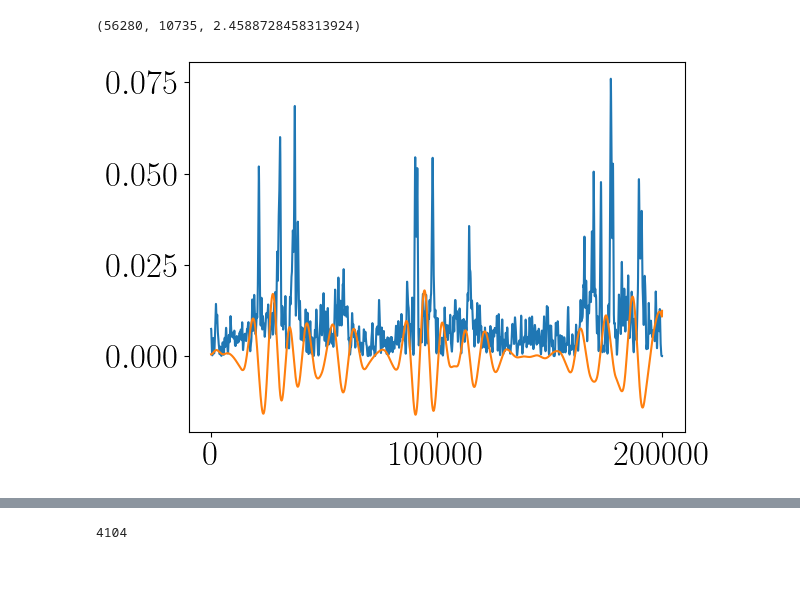
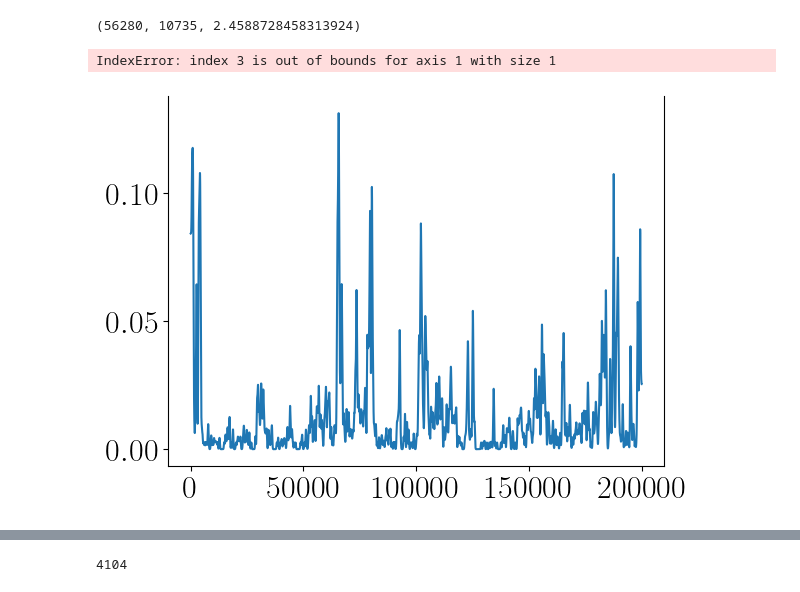
Before and after one commit to benedetta-mariani/Marianietal2026-PlosCompBio, a Jupyter notebook: Figure 3.ipynb, the cells around one changed output, grey strips where cells are left out. Saved outputs shown, nothing was run; the diff lists cells and outputs as text; code cells hidden in the pictures.

```diff
--- a/Figure 3.ipynb
+++ b/Figure 3.ipynb
@@ -413,7 +350,7 @@ fs = 25000/10
 f0 = 100.0  # Frequency to be removed from signal (Hz)
 Q = 30.0  # Quality factor
 nyq = 0.5*fs
-low = 0.1/nyq
+low = 1/nyq
 high = 50/nyq
 
 
@@ -448,0 +389,8 @@ lfpTrials = np.array(lfpTrials)
+# %%
+nch = spikesTrials.shape[1]
+num = spikesTrials.shape[0]
+binspikes =  np.zeros((num,nch,spikesTrials.shape[2]), dtype = int)
+soglia = 3
+for r in range(num):
+    for ch in range(nch):
+        binspikes[r,ch,:] = findpeaks(spikesTrials[r,ch,:],Thres(soglia,spikesTrials[r,ch,:]),"neg", dist = 10)
@@ -532,25 +490,0 @@ emd.plotting.plot_imfs(imf[0][:sample_rate*11],  )
-# %%
-from scipy import signal
-
-IP, IF, IA = emd.spectra.frequency_transform(imf[0], sample_rate, 'nht')
-fft, pxx= signal.welch(x, fs=sample_rate, nperseg=sample_rate)
-# Hilbert-Huang transform
-freq_range = (0, 45, 64)
-hht_f, spec = emd.spectra.hilberthuang(IF, IA, freq_range, scaling='density', sum_imfs=False)
-#hht_f, spec_nonlinear = emd.spectra.hilberthuang(IF_nonlinear, IA_nonlinear, freq_range, scaling='density', sum_imfs=False)
-
-# Summary figure
-plt.figure(figsize =(13,5))
-plt.subplot(121)
-plt.plot(fft, pxx, lw = 1.7)
-
-plt.plot(hht_f, spec[:,:], lw = 1.7)#label = "Hilbert-Huang Transform")
-
-#plt.xticks(np.arange(30)*2)
-plt.grid(True)
-plt.xlim(0, 50)
-
-plt.legend(["Welch's Periodogram", "IMF 1","IMF 2","IMF 3","IMF 4","IMF 5", "IMF 6"], loc=(1,0),fontsize=11)
-plt.xlabel('Frequency (Hz)');
-plt.ylabel(f'Power ($\mu V^2/Hz$)');
-#plt.yscale('log')
@@ -592,37 +536,35 @@ len(interspike_time), len(sizes), np.mean(durations)
 ## Compute density
 
 ## CORTEX
+from scipy.ndimage import gaussian_filter1d
 
 aas =[]
 aas2 =[]
 from numpy import *
 ref_ch = 25
 cortex = 20
 
 factor = 10
 fs = 25000/factor
 for s in range(binspikes.shape[0]):
     v = emd.sift.mask_sift(lfpTrials[s,ref_ch,int(fs)*2:], mask_freqs= 30./fs, max_imfs=5, )
     from scipy.signal import resample_poly
     upsampled = resample_poly(v, up=factor, down=1)
     low = 3
-    IP, IF, IA = emd.spectra.frequency_transform(upsampled, fs*100, 'nht')
-    phi = IP[:,low][:]
+    IP, IF, IA = emd.spectra.frequency_transform(upsampled[:,3] + upsampled[:,4], fs*100, 'nht')
+    phi = IP[:,0]
     coef = 1
     amp = gaussian_filter1d(compute_density(binspikes[s,cortex:,int(fs*factor)*2:].T, mean_interspike_time,coef),150)
     p_bins = arange(0, 2*pi, 0.1)
     a_mean = zeros(size(p_bins)-1)
     p_mean = zeros(size(p_bins)-1)
     for k in range(size(p_bins)-1):     #For each phase bin,
         pL = p_bins[k]                  #... lower phase limit,
         pR = p_bins[k+1]                #... upper phase limit.
         indices=(phi>=pL) & (phi<pR)    #Find phases falling in bin,
         a_mean[k] = mean(amp[indices])  #... compute mean amplitude,
         p_mean[k] = mean([pL, pR])      #... save center phase.
     aas.append(a_mean)
-
-
-plt.plot(amp)
-plt.plot(IA[:,low]*10**-4);
 # %% [output]
+IndexError: index 3 is out of bounds for axis 1 with size 1
-[figure, old version]
+[figure, new version]
```
Also changed, not shown: parts of 34 cells of this notebook, 1 other file.
